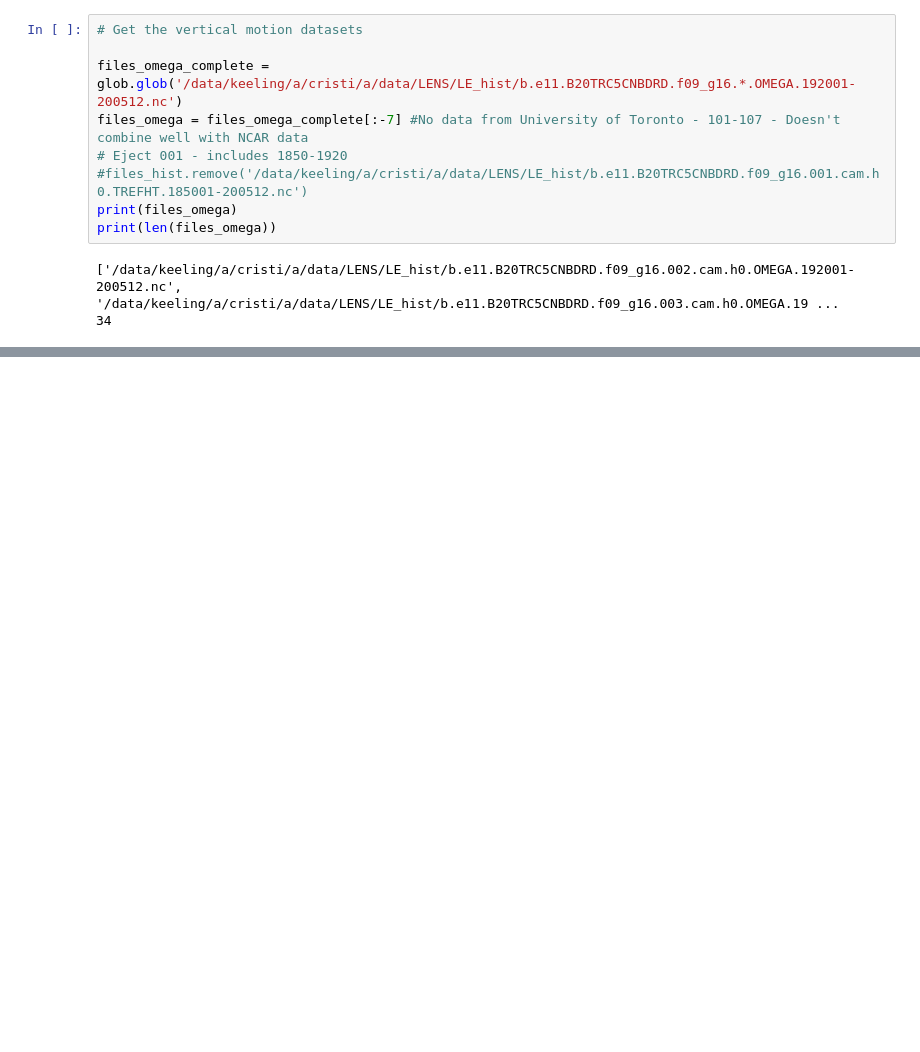
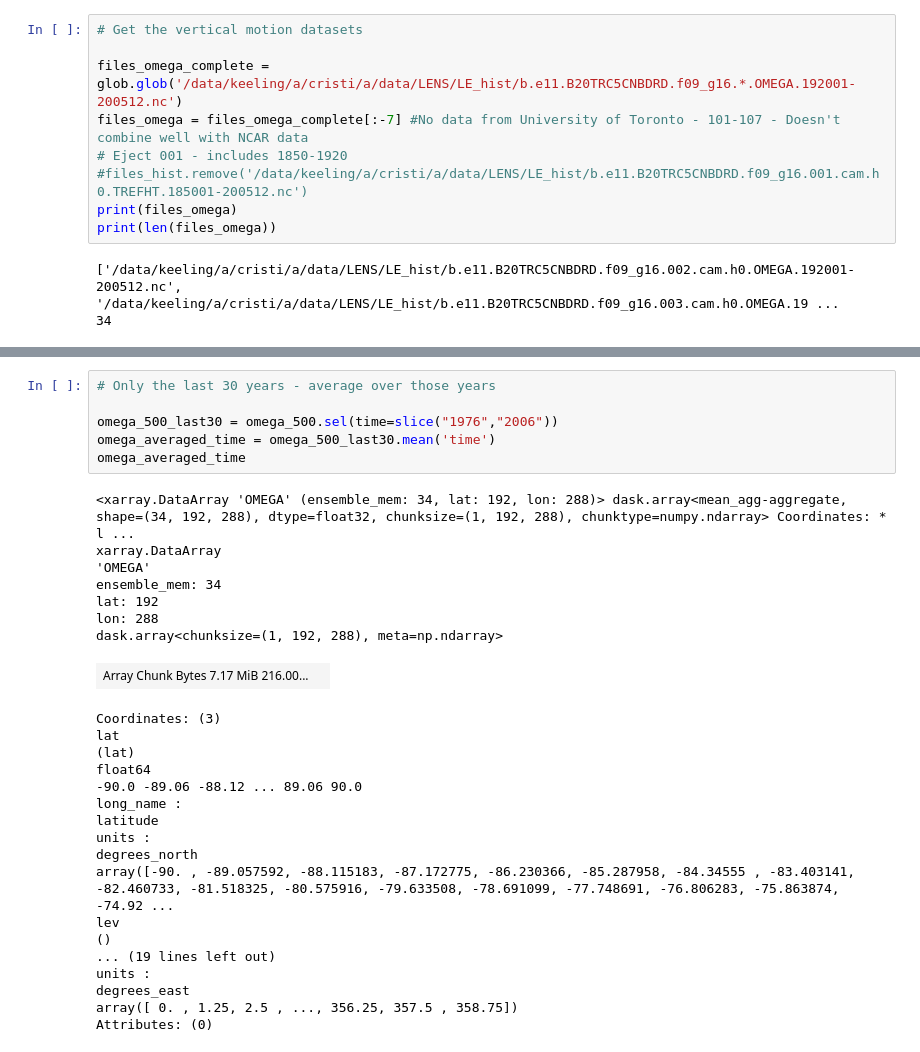
Before and after one commit to mailesasaki/cesmle_variability_analysis, a Jupyter notebook: precip_analysis.ipynb, the cells around one changed output, grey strips where cells are left out. Cells and saved outputs as stored; diff of their text form; blank space fills up the shorter version.

```diff
--- a/precip_analysis.ipynb
+++ b/precip_analysis.ipynb
@@ -296,0 +347,32 @@ omega
+# %%
+# Only the last 30 years - average over those years
+
+omega_500_last30 = omega_500.sel(time=slice("1976","2006"))
+omega_averaged_time = omega_500_last30.mean('time')
+omega_averaged_time
+# %% [output]
+<xarray.DataArray 'OMEGA' (ensemble_mem: 34, lat: 192, lon: 288)> dask.array<mean_agg-aggregate, shape=(34, 192, 288), dtype=float32, chunksize=(1, 192, 288), chunktype=numpy.ndarray> Coordinates: * l ...
+xarray.DataArray
+'OMEGA'
+ensemble_mem: 34
+lat: 192
+lon: 288
+dask.array<chunksize=(1, 192, 288), meta=np.ndarray>
+| Array Chunk Bytes 7.17 MiB 216.00... |  |
+Coordinates: (3)
+lat
+(lat)
+float64
+-90.0 -89.06 -88.12 ... 89.06 90.0
+long_name :
+latitude
+units :
+degrees_north
+array([-90. , -89.057592, -88.115183, -87.172775, -86.230366, -85.287958, -84.34555 , -83.403141, -82.460733, -81.518325, -80.575916, -79.633508, -78.691099, -77.748691, -76.806283, -75.863874, -74.92 ...
+lev
+()
+... (19 lines left out)
+units :
+degrees_east
+array([ 0. , 1.25, 2.5 , ..., 356.25, 357.5 , 358.75])
+Attributes: (0)
```
Also changed, not shown: parts of 7 cells of this notebook.
